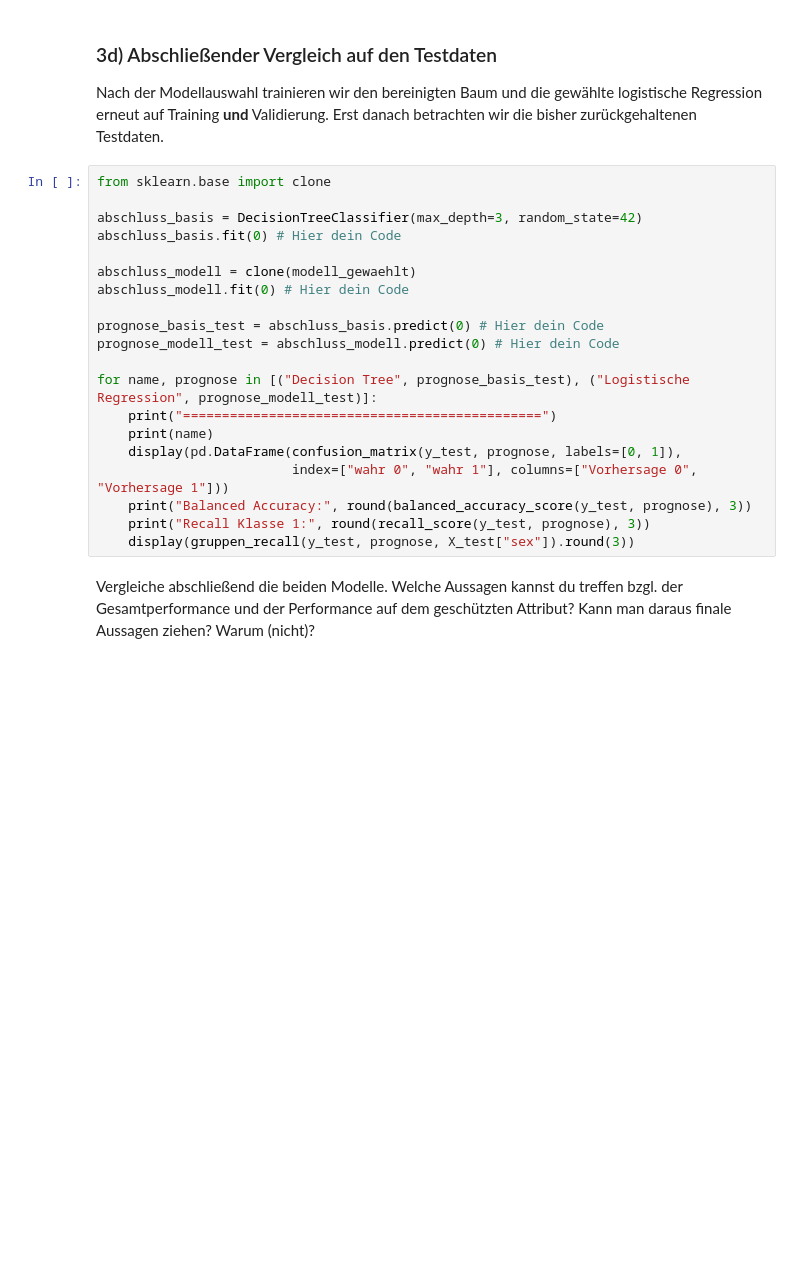
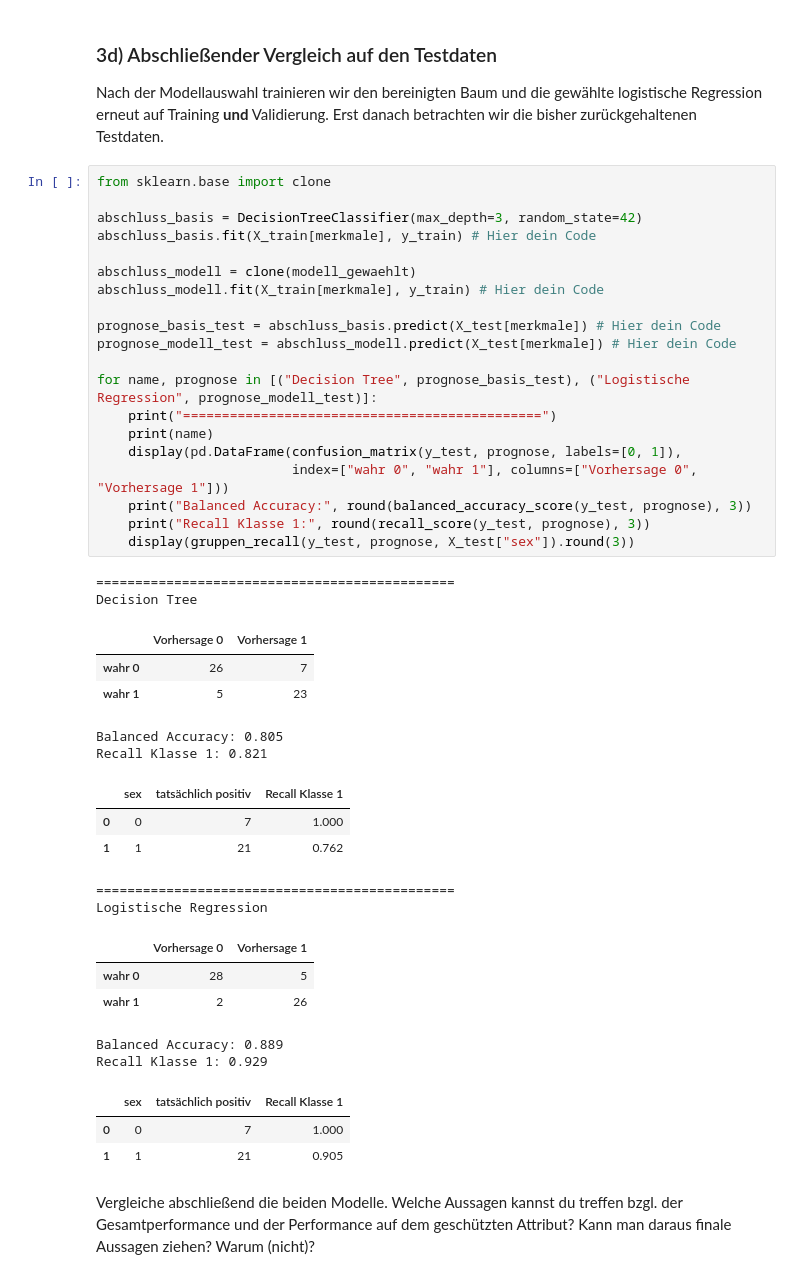
Before and after one commit to Stevenyami/KI-in-der-Medizin, a Jupyter notebook: src/Uebung03_KI_System.ipynb, the cells around one changed output. Saved outputs shown, nothing was run; the diff lists cells and outputs as text; blank space fills up the shorter version.

```diff
--- a/src/Uebung03_KI_System.ipynb
+++ b/src/Uebung03_KI_System.ipynb
@@ -262,23 +378,44 @@ Nach der Modellauswahl trainieren wir den bereinigten Baum und die gewählte log
 # %%
 from sklearn.base import clone
 
 abschluss_basis = DecisionTreeClassifier(max_depth=3, random_state=42)
-abschluss_basis.fit(0) # Hier dein Code
+abschluss_basis.fit(X_train[merkmale], y_train) # Hier dein Code
 
 abschluss_modell = clone(modell_gewaehlt)
-abschluss_modell.fit(0) # Hier dein Code
+abschluss_modell.fit(X_train[merkmale], y_train) # Hier dein Code
 
-prognose_basis_test = abschluss_basis.predict(0) # Hier dein Code
-prognose_modell_test = abschluss_modell.predict(0) # Hier dein Code
+prognose_basis_test = abschluss_basis.predict(X_test[merkmale]) # Hier dein Code
+prognose_modell_test = abschluss_modell.predict(X_test[merkmale]) # Hier dein Code
 
 for name, prognose in [("Decision Tree", prognose_basis_test), ("Logistische Regression", prognose_modell_test)]:
     print("==============================================")
     print(name)
     display(pd.DataFrame(confusion_matrix(y_test, prognose, labels=[0, 1]),
                          index=["wahr 0", "wahr 1"], columns=["Vorhersage 0", "Vorhersage 1"]))
     print("Balanced Accuracy:", round(balanced_accuracy_score(y_test, prognose), 3))
     print("Recall Klasse 1:", round(recall_score(y_test, prognose), 3))
     display(gruppen_recall(y_test, prognose, X_test["sex"]).round(3))
+# %% [output]
+==============================================
+Decision Tree
+|  | Vorhersage 0 | Vorhersage 1 |
+| wahr 0 | 26 | 7 |
+| wahr 1 | 5 | 23 |
+Balanced Accuracy: 0.805
+Recall Klasse 1: 0.821
+|  | sex | tatsächlich positiv | Recall Klasse 1 |
+| 0 | 0 | 7 | 1.000 |
+| 1 | 1 | 21 | 0.762 |
+==============================================
+Logistische Regression
+|  | Vorhersage 0 | Vorhersage 1 |
+| wahr 0 | 28 | 5 |
+| wahr 1 | 2 | 26 |
+Balanced Accuracy: 0.889
+Recall Klasse 1: 0.929
+|  | sex | tatsächlich positiv | Recall Klasse 1 |
+| 0 | 0 | 7 | 1.000 |
+| 1 | 1 | 21 | 0.905 |
 # %% [markdown]
 Vergleiche abschließend die beiden Modelle. Welche Aussagen kannst du treffen bzgl. der Gesamtperformance und der Performance auf dem geschützten Attribut? Kann man daraus finale Aussagen ziehen? Warum (nicht)?
 # %% [markdown]
```
Also changed, not shown: parts of 16 cells of this notebook.
